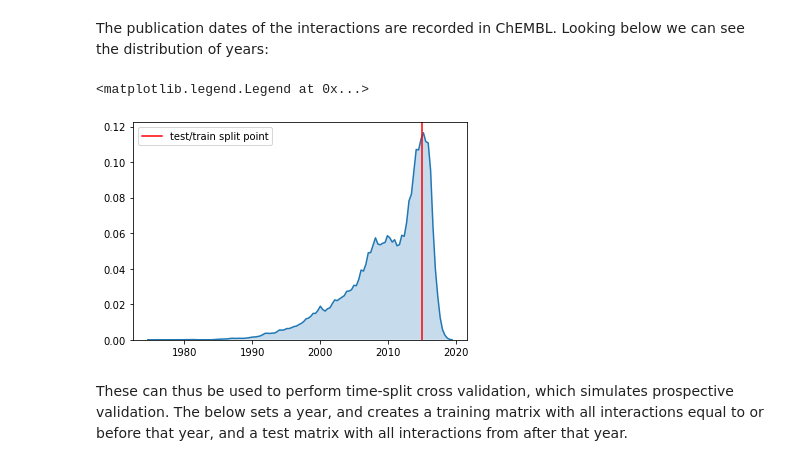
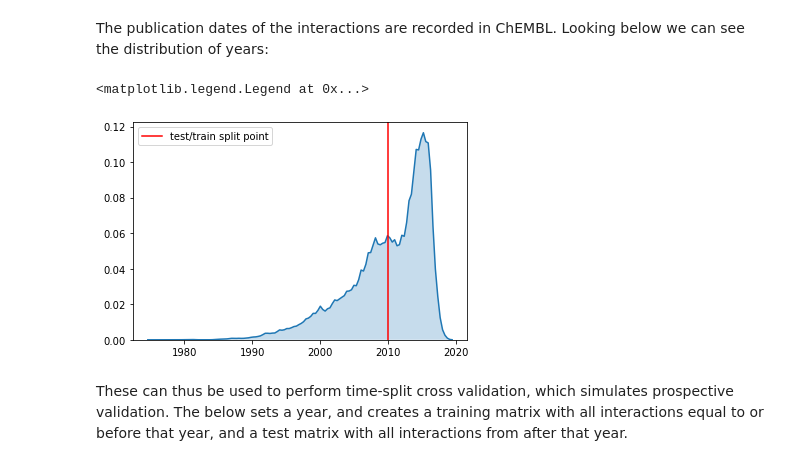
Before and after one commit to ljmartin/molrec, a Jupyter notebook: time_split/code_scrapbook.ipynb, the cells around one changed output. Saved outputs shown, nothing was run; the diff lists cells and outputs as text; code cells hidden in the pictures.

```diff
--- a/time_split/code_scrapbook.ipynb
+++ b/time_split/code_scrapbook.ipynb
@@ -54,12 +54,12 @@ The publication dates of the interactions are recorded in ChEMBL. Looking below
 # %%
 #removing 'year=1' which were originally NaNs in ChEMBL:
 _ = kdeplot(interaction_dates.data[interaction_dates.data>1950], shade=True)
 #bonus - set 'cumulative=True' in kdeplot to visualize the amount of data that will be in the test set.
-plt.axvline(2015, c='red', label='test/train split point')
+plt.axvline(2010, c='red', label='test/train split point')
 plt.legend()
 # %% [output]
 <matplotlib.legend.Legend at 0x...>
-[figure, old version]
+[figure, new version]
 # %% [markdown]
 These can thus be used to perform time-split cross validation, which simulates prospective validation. The below sets a year, and creates a training matrix with all interactions equal to or before that year, and a test matrix with all interactions from after that year.
 # %%
```
Also changed, not shown: 5 other files.
